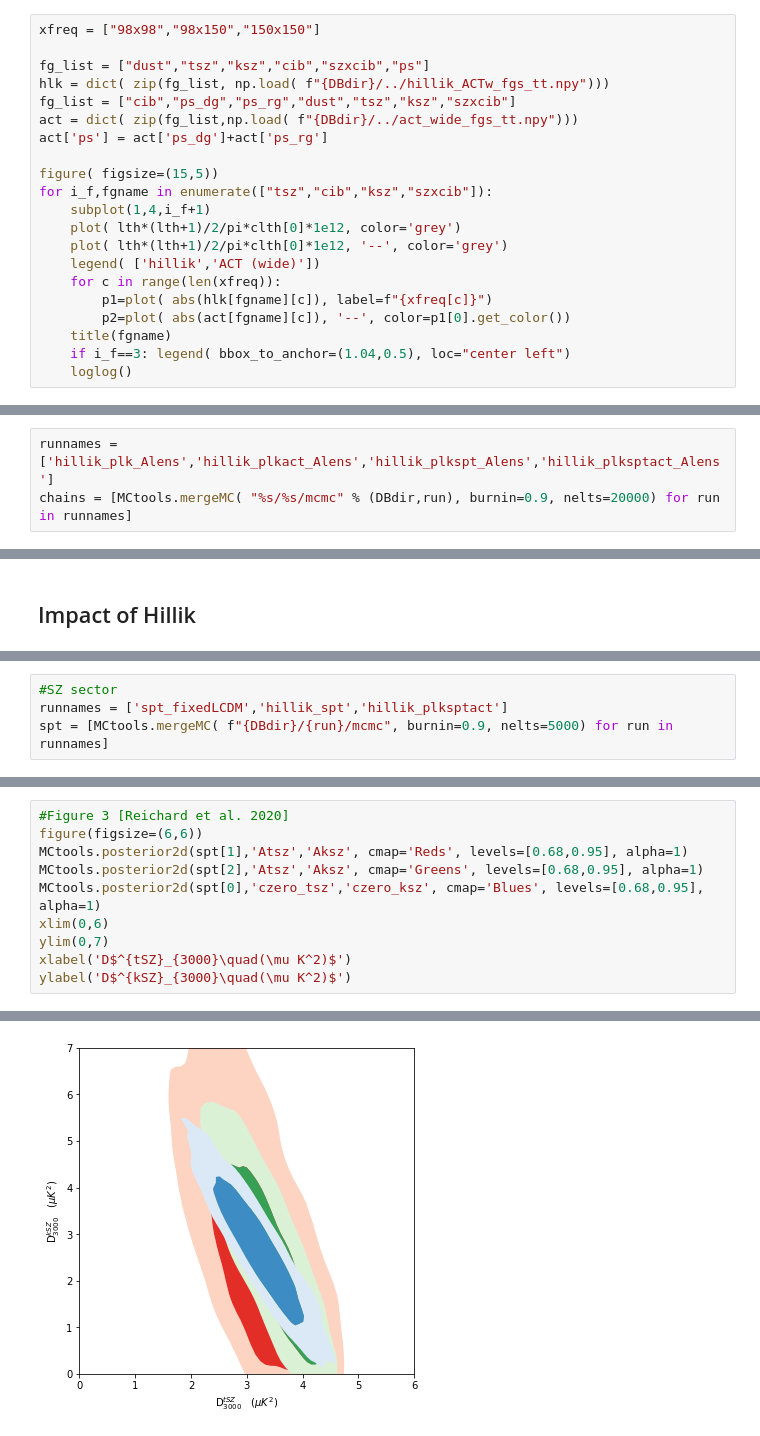
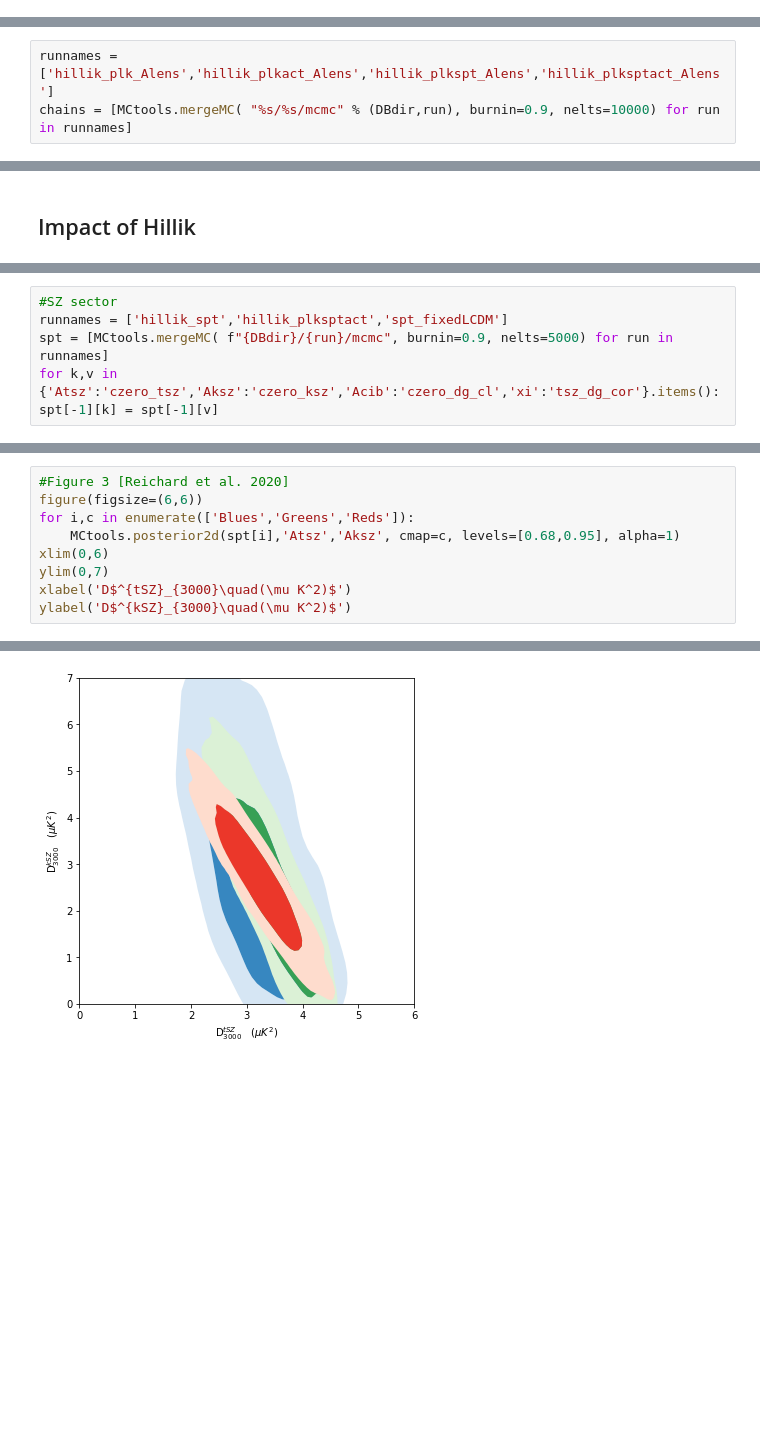
Before and after one commit to mtristram/hillik, a Jupyter notebook: scripts/hillik_chains.ipynb, the cells around one changed output, grey strips where cells are left out. Saved outputs shown, nothing was run; the diff lists cells and outputs as text; blank space fills up the shorter version.

```diff
--- a/scripts/hillik_chains.ipynb
+++ b/scripts/hillik_chains.ipynb
@@ -90,21 +11,0 @@ for i_f,fgname in enumerate(["tsz","cib","ksz","szxcib"]):
-# %%
-xfreq = ["98x98","98x150","150x150"]
-
-fg_list = ["dust","tsz","ksz","cib","szxcib","ps"]
-hlk = dict( zip(fg_list, np.load( f"{DBdir}/../hillik_ACTw_fgs_tt.npy")))
-fg_list = ["cib","ps_dg","ps_rg","dust","tsz","ksz","szxcib"]
-act = dict( zip(fg_list,np.load( f"{DBdir}/../act_wide_fgs_tt.npy")))
-act['ps'] = act['ps_dg']+act['ps_rg']
-
-figure( figsize=(15,5))
-for i_f,fgname in enumerate(["tsz","cib","ksz","szxcib"]):
-    subplot(1,4,i_f+1)
-    plot( lth*(lth+1)/2/pi*clth[0]*1e12, color='grey')
-    plot( lth*(lth+1)/2/pi*clth[0]*1e12, '--', color='grey')
-    legend( ['hillik','ACT (wide)'])
-    for c in range(len(xfreq)):
-        p1=plot( abs(hlk[fgname][c]), label=f"{xfreq[c]}")
-        p2=plot( abs(act[fgname][c]), '--', color=p1[0].get_color())
-    title(fgname)
-    if i_f==3: legend( bbox_to_anchor=(1.04,0.5), loc="center left")
-    loglog()
@@ -179,5 +85,5 @@ fig=MCtools.triangle( chains, listpar, labels=runnames)
 ## Alens
 # %%
 runnames = ['hillik_plk_Alens','hillik_plkact_Alens','hillik_plkspt_Alens','hillik_plksptact_Alens']
-chains = [MCtools.mergeMC( "%s/%s/mcmc" % (DBdir,run), burnin=0.9, nelts=20000) for run in runnames]
+chains = [MCtools.mergeMC( "%s/%s/mcmc" % (DBdir,run), burnin=0.9, nelts=10000) for run in runnames]
 # %% [output]
@@ -241,5 +124,6 @@ for i in range(2,len(chains)):
 # %%
 #SZ sector
-runnames = ['spt_fixedLCDM','hillik_spt','hillik_plksptact']
+runnames = ['hillik_spt','hillik_plksptact','spt_fixedLCDM']
 spt = [MCtools.mergeMC( f"{DBdir}/{run}/mcmc", burnin=0.9, nelts=5000) for run in runnames]
+for k,v in {'Atsz':'czero_tsz','Aksz':'czero_ksz','Acib':'czero_dg_cl','xi':'tsz_dg_cor'}.items(): spt[-1][k] = spt[-1][v]
 # %% [output]
@@ -249,16 +133,15 @@ hillik_plksptact: 725419  921791  714106  622531
 # %%
 #Figure 3 [Reichard et al. 2020]
 figure(figsize=(6,6))
-MCtools.posterior2d(spt[1],'Atsz','Aksz', cmap='Reds', levels=[0.68,0.95], alpha=1)
-MCtools.posterior2d(spt[2],'Atsz','Aksz', cmap='Greens', levels=[0.68,0.95], alpha=1)
-MCtools.posterior2d(spt[0],'czero_tsz','czero_ksz', cmap='Blues', levels=[0.68,0.95], alpha=1)
+for i,c in enumerate(['Blues','Greens','Reds']):
+    MCtools.posterior2d(spt[i],'Atsz','Aksz', cmap=c, levels=[0.68,0.95], alpha=1)
 xlim(0,6)
 ylim(0,7)
 xlabel('D$^{tSZ}_{3000}\quad(\mu K^2)$')
 ylabel('D$^{kSZ}_{3000}\quad(\mu K^2)$')
 # %% [output]
 Text(0, 0.5, 'D$^{kSZ}_{3000}\\quad(\\mu K^2)$')
-[figure, old version]
+[figure, new version]
 # %%
 #Figure 4 Reichardt et al.
 figure(figsize=(10,5))
```
Also changed, not shown: parts of 40 cells of this notebook, 1 other file.
